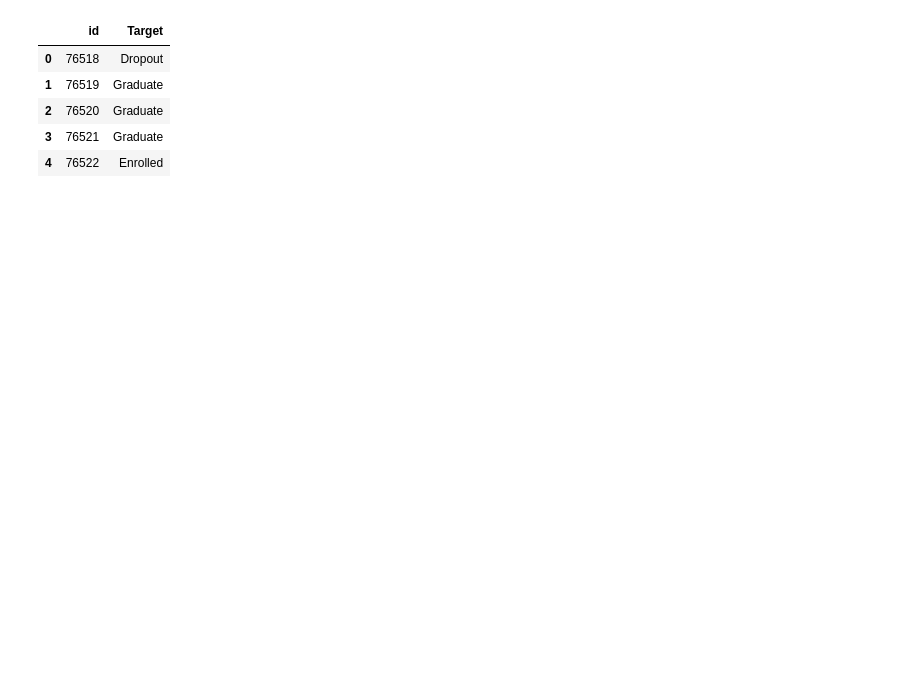
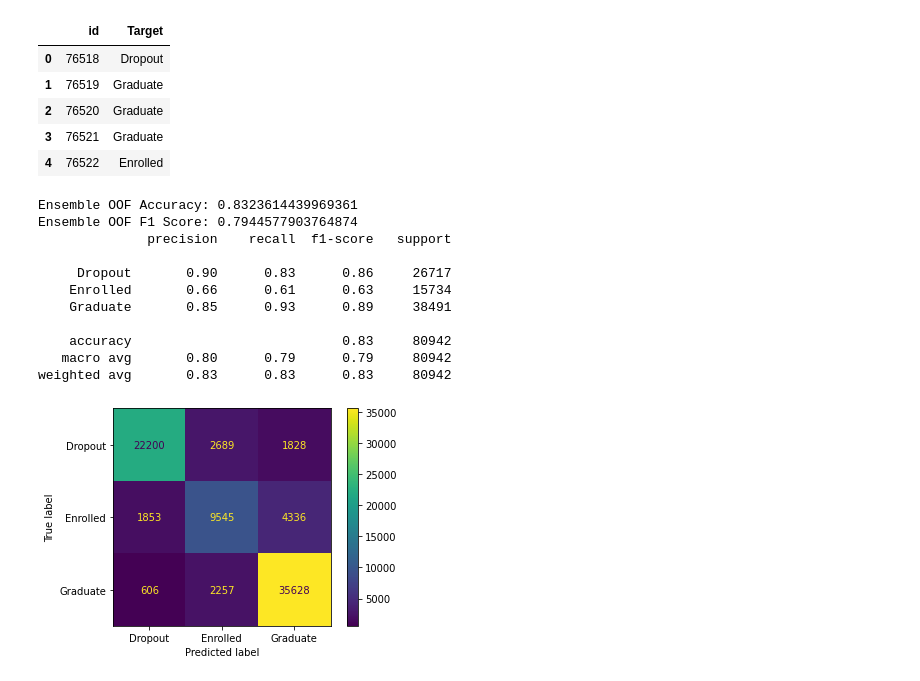
Before and after one commit to bk-anupam/KaggleChallenges, a Jupyter notebook: TABULAR/PS4E6/ps4e6_ensemble.ipynb, the cells around one changed output. Cells and saved outputs as stored; diff of their text form; code cells hidden in the pictures; blank space fills up the shorter version.

```diff
--- a/TABULAR/PS4E6/ps4e6_ensemble.ipynb
+++ b/TABULAR/PS4E6/ps4e6_ensemble.ipynb
@@ -39,8 +40,9 @@ BASE_MODELS_PATH = "./output/"
 models = {
     ModelName.CatBoost: 2,
     ModelName.XGBoost: 1,
-    #ModelName.RandomForest: 1,
-    #ModelName.LogisticRegression: 1
+    ModelName.LGBM: 1,
+    ModelName.RandomForest: 1,
+    ModelName.LogisticRegression: 1
 }
 
 # base model prediction column names (both for oof predictions and test predictions) are the same as model names
@@ -181,3 +195,30 @@ df_submission.head()
 | 2 | 76520 | Graduate |
 | 3 | 76521 | Graduate |
 | 4 | 76522 | Enrolled |
+# %%
+target_classes = np.array(["Dropout", "Enrolled", "Graduate"])
+# %%
+weighted_oof_preds_proba = get_weighted_test_preds_proba(df_oof_preds[pred_cols].to_numpy(), model_weights_normalized)
+weighted_oof_preds = np.argmax(weighted_oof_preds_proba, axis=1)
+weighted_oof_accuracy = accuracy_score(df_oof_preds[Config.TARGET_COL_NAME], weighted_oof_preds)
+ensemble_f1_score = f1_score(df_oof_preds[Config.TARGET_COL_NAME], weighted_oof_preds, average='macro')
+print(f"Ensemble OOF Accuracy: {weighted_oof_accuracy}")
+print(f"Ensemble OOF F1 Score: {ensemble_f1_score}")
+ensemble_cm = confusion_matrix(df_oof_preds[Config.TARGET_COL_NAME], weighted_oof_preds)
+print(classification_report(df_oof_preds[Config.TARGET_COL_NAME].values, weighted_oof_preds, target_names=target_classes))
+disp = ConfusionMatrixDisplay(confusion_matrix=ensemble_cm, display_labels=target_classes)
+disp.plot()
+plt.show()
+# %% [output]
+Ensemble OOF Accuracy: 0.8323614439969361
+Ensemble OOF F1 Score: 0.7944577903764874
+              precision    recall  f1-score   support
+
+     Dropout       0.90      0.83      0.86     26717
+    Enrolled       0.66      0.61      0.63     15734
+    Graduate       0.85      0.93      0.89     38491
+
+    accuracy                           0.83     80942
+   macro avg       0.80      0.79      0.79     80942
+weighted avg       0.83      0.83      0.83     80942
+[figure, added]
```
Also changed, not shown: parts of 11 cells of this notebook, 1 other file.
